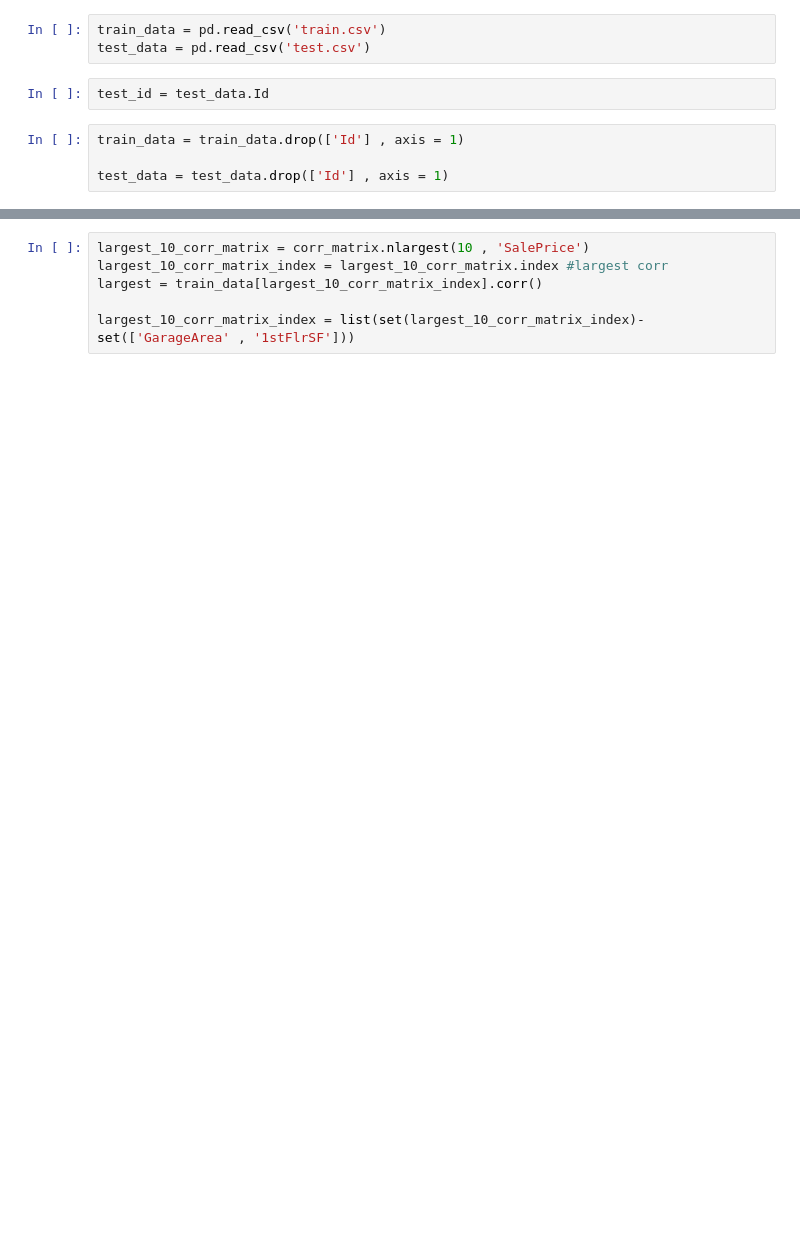
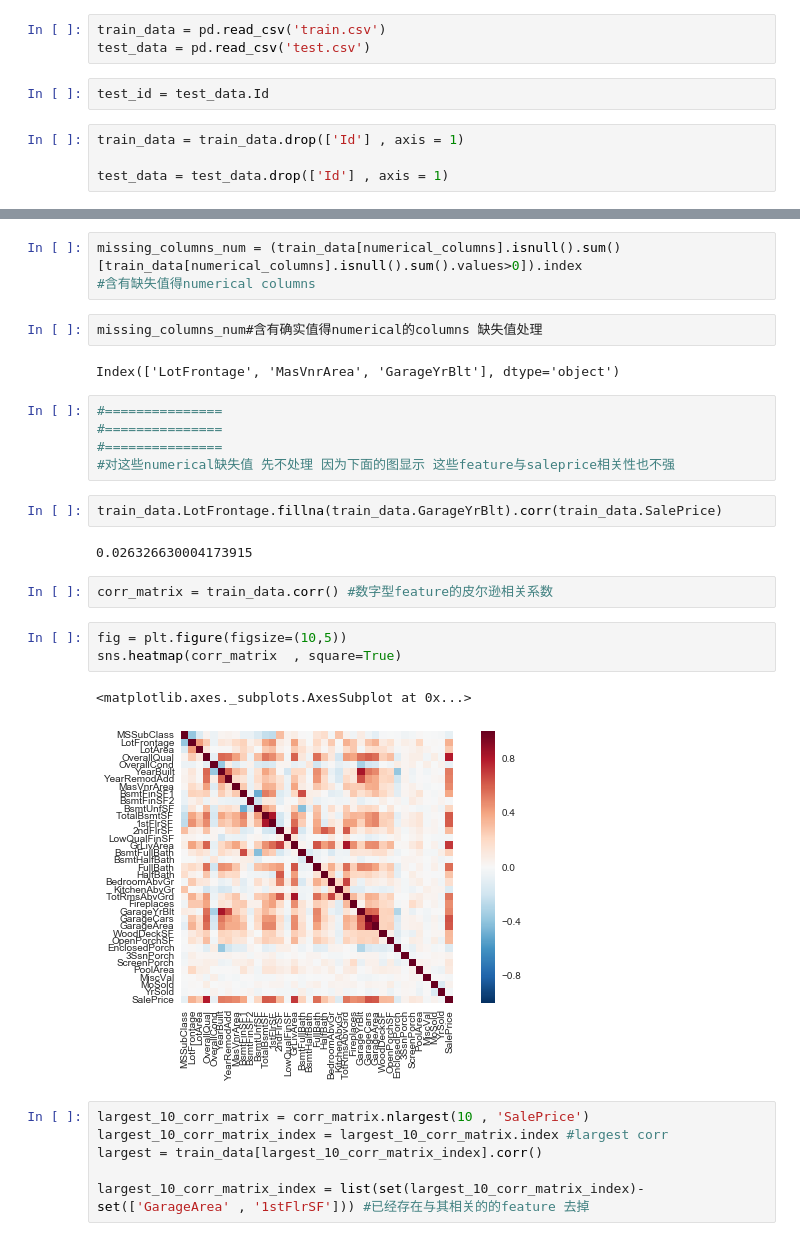
Before and after one commit to colorfulclouds/tensorflow2, a Jupyter notebook: kaggle/house_price/Untitled1.ipynb, the cells around one changed output, grey strips where cells are left out. Saved outputs shown, nothing was run; the diff lists cells and outputs as text; blank space fills up the shorter version.

```diff
--- a/kaggle/house_price/Untitled1.ipynb
+++ b/kaggle/house_price/Untitled1.ipynb
@@ -25,6 +33,30 @@ test_data = test_data.drop(['Id'] , axis = 1)
+# %%
+missing_columns_num = (train_data[numerical_columns].isnull().sum()[train_data[numerical_columns].isnull().sum().values>0]).index
+#含有缺失值得numerical columns
+# %%
+missing_columns_num#含有确实值得numerical的columns 缺失值处理
+# %% [output]
+Index(['LotFrontage', 'MasVnrArea', 'GarageYrBlt'], dtype='object')
+# %%
+#===============
+#===============
+#===============
+#对这些numerical缺失值 先不处理 因为下面的图显示 这些feature与saleprice相关性也不强
+# %%
+train_data.LotFrontage.fillna(train_data.GarageYrBlt).corr(train_data.SalePrice)
+# %% [output]
+0.026326630004173915
+# %%
+corr_matrix = train_data.corr() #数字型feature的皮尔逊相关系数
+# %%
+fig = plt.figure(figsize=(10,5))
+sns.heatmap(corr_matrix  , square=True)
+# %% [output]
+<matplotlib.axes._subplots.AxesSubplot at 0x...>
+[figure, added]
 # %%
 largest_10_corr_matrix = corr_matrix.nlargest(10 , 'SalePrice')
 largest_10_corr_matrix_index = largest_10_corr_matrix.index #largest corr
 largest = train_data[largest_10_corr_matrix_index].corr()
 
-largest_10_corr_matrix_index = list(set(largest_10_corr_matrix_index)-set(['GarageArea' , '1stFlrSF']))
+largest_10_corr_matrix_index = list(set(largest_10_corr_matrix_index)-set(['GarageArea' , '1stFlrSF'])) #已经存在与其相关的的feature 去掉
```
Also changed, not shown: parts of 102 cells of this notebook.
